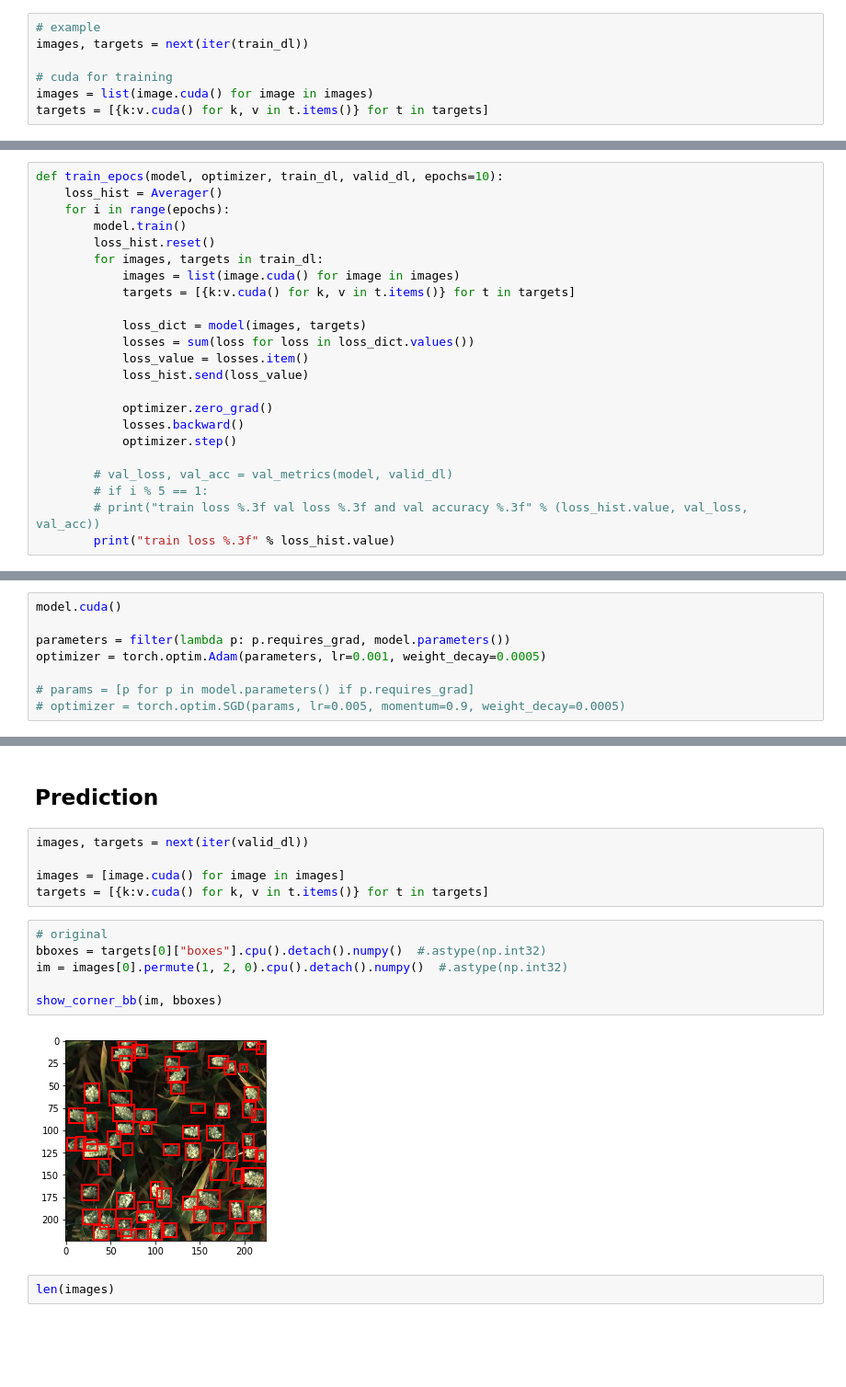
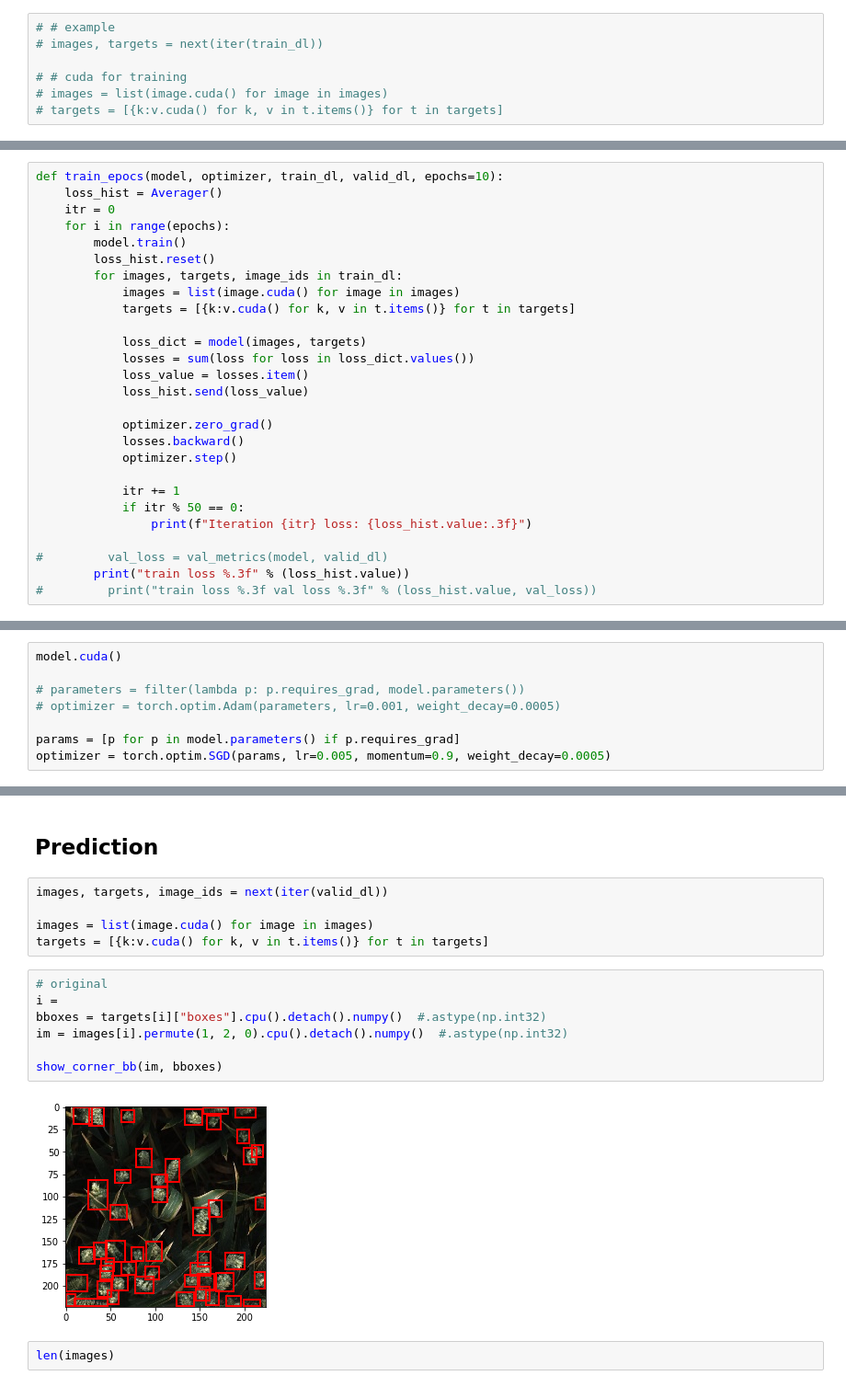
Before and after one commit to Lin-Leon-MENG/Kaggle-Global-Wheat-Detection, a Jupyter notebook: notebooks/3_augmentation_pretrained_ec2.ipynb, the cells around one changed output, grey strips where cells are left out. Shown at 92% size. Drawn from its saved outputs; the diff is of its cells as text; blank space fills up the shorter version.

```diff
--- a/notebooks/3_augmentation_pretrained_ec2.ipynb
+++ b/notebooks/3_augmentation_pretrained_ec2.ipynb
@@ -503,8 +639,8 @@ valid_dl = DataLoader(valid_ds, batch_size=2, collate_fn=collate_fn, num_workers
 # %%
-# example
-images, targets = next(iter(train_dl))
+# # example
+# images, targets = next(iter(train_dl))
 
-# cuda for training
-images = list(image.cuda() for image in images)
-targets = [{k:v.cuda() for k, v in t.items()} for t in targets]
+# # cuda for training
+# images = list(image.cuda() for image in images)
+# targets = [{k:v.cuda() for k, v in t.items()} for t in targets]
 # %%
@@ -530,10 +670,11 @@ show_corner_bb(im_a, bboxes_a)
 # %%
 def train_epocs(model, optimizer, train_dl, valid_dl, epochs=10):
     loss_hist = Averager()
+    itr = 0
     for i in range(epochs):
         model.train()
         loss_hist.reset()
-        for images, targets in train_dl:
+        for images, targets, image_ids in train_dl:
             images = list(image.cuda() for image in images)
             targets = [{k:v.cuda() for k, v in t.items()} for t in targets]
 
@@ -546,7 +687,10 @@ def train_epocs(model, optimizer, train_dl, valid_dl, epochs=10):
             losses.backward()
             optimizer.step()
 
-        # val_loss, val_acc = val_metrics(model, valid_dl)
-        # if i % 5 == 1:
-        # print("train loss %.3f val loss %.3f and val accuracy %.3f" % (loss_hist.value, val_loss, val_acc))
-        print("train loss %.3f" % loss_hist.value)
+            itr += 1
+            if itr % 50 == 0:
+                print(f"Iteration {itr} loss: {loss_hist.value:.3f}")
+
+#         val_loss = val_metrics(model, valid_dl)
+        print("train loss %.3f" % (loss_hist.value))
+#         print("train loss %.3f val loss %.3f" % (loss_hist.value, val_loss))
@@ -569,11 +711,11 @@ def train_epocs(model, optimizer, train_dl, valid_dl, epochs=10):
 # %%
 model.cuda()
 
-parameters = filter(lambda p: p.requires_grad, model.parameters())
-optimizer = torch.optim.Adam(parameters, lr=0.001, weight_decay=0.0005)
+# parameters = filter(lambda p: p.requires_grad, model.parameters())
+# optimizer = torch.optim.Adam(parameters, lr=0.001, weight_decay=0.0005)
 
-# params = [p for p in model.parameters() if p.requires_grad]
-# optimizer = torch.optim.SGD(params, lr=0.005, momentum=0.9, weight_decay=0.0005)
+params = [p for p in model.parameters() if p.requires_grad]
+optimizer = torch.optim.SGD(params, lr=0.005, momentum=0.9, weight_decay=0.0005)
 # %%
 batch_size = 8
 train_dl = DataLoader(train_ds, batch_size=batch_size, collate_fn=collate_fn, shuffle=True, num_workers=4)
@@ -585,18 +753,19 @@ RuntimeError: CUDA out of memory. Tried to allocate 314.00 MiB (GPU 0; 11.17 GiB
 # %% [markdown]
 ## Prediction
 # %%
-images, targets = next(iter(valid_dl))
+images, targets, image_ids = next(iter(valid_dl))
 
-images = [image.cuda() for image in images]
+images = list(image.cuda() for image in images)
 targets = [{k:v.cuda() for k, v in t.items()} for t in targets]
 # %%
 # original
-bboxes = targets[0]["boxes"].cpu().detach().numpy()  #.astype(np.int32)
-im = images[0].permute(1, 2, 0).cpu().detach().numpy()  #.astype(np.int32)
+i =
+bboxes = targets[i]["boxes"].cpu().detach().numpy()  #.astype(np.int32)
+im = images[i].permute(1, 2, 0).cpu().detach().numpy()  #.astype(np.int32)
 
 show_corner_bb(im, bboxes)
 # %% [output]
-[figure, old version]
+[figure, new version]
 # %%
 len(images)
 # %% [output]
```
Also changed, not shown: parts of 45 cells of this notebook, 2 other files.
